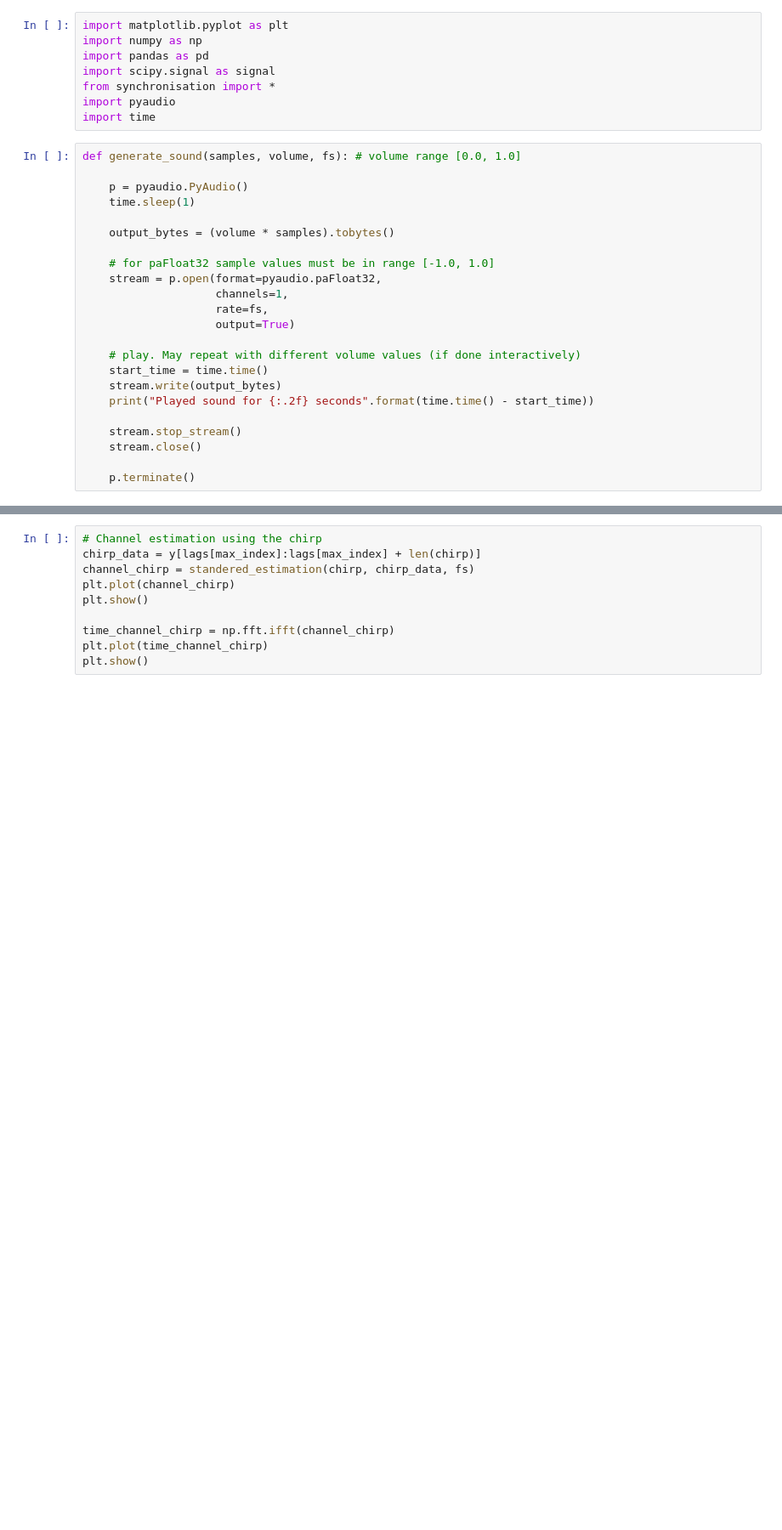
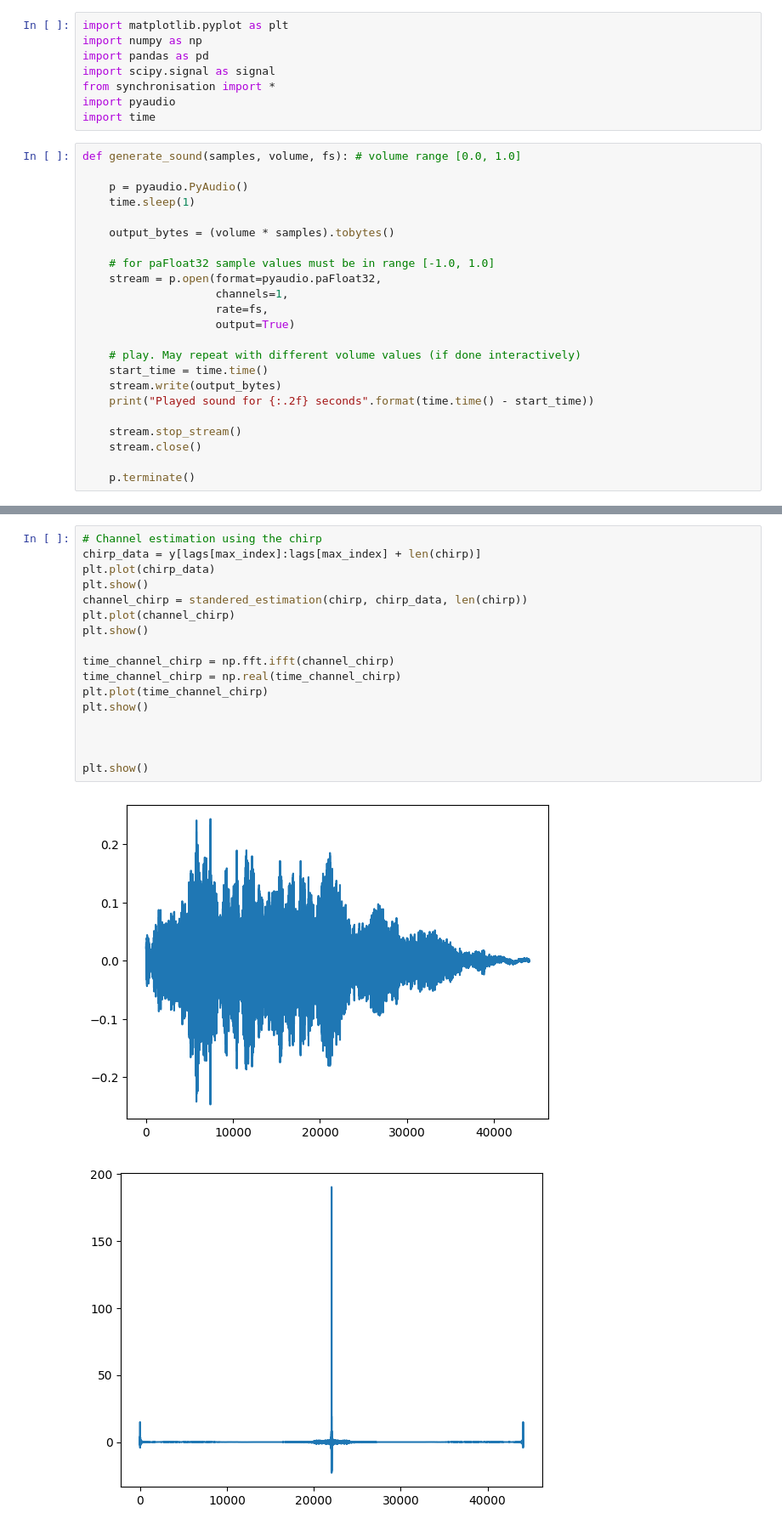
Before and after one commit to kmcm0707/GF3, a Jupyter notebook: full_decoder.ipynb, the cells around one changed output, grey strips where cells are left out. Shown at 85% size. Saved outputs shown, nothing was run; the diff lists cells and outputs as text; blank space fills up the shorter version.

```diff
--- a/full_decoder.ipynb
+++ b/full_decoder.ipynb
@@ -128,10 +131,20 @@ plt.show()
 # %%
 # Channel estimation using the chirp
 chirp_data = y[lags[max_index]:lags[max_index] + len(chirp)]
-channel_chirp = standered_estimation(chirp, chirp_data, fs)
+plt.plot(chirp_data)
+plt.show()
+channel_chirp = standered_estimation(chirp, chirp_data, len(chirp))
 plt.plot(channel_chirp)
 plt.show()
 
 time_channel_chirp = np.fft.ifft(channel_chirp)
+time_channel_chirp = np.real(time_channel_chirp)
 plt.plot(time_channel_chirp)
 plt.show()
+
+
+
+plt.show()
+# %% [output]
+[figure, added]
+[figure, added]
```
Also changed, not shown: parts of 8 cells of this notebook, 3 other files.
